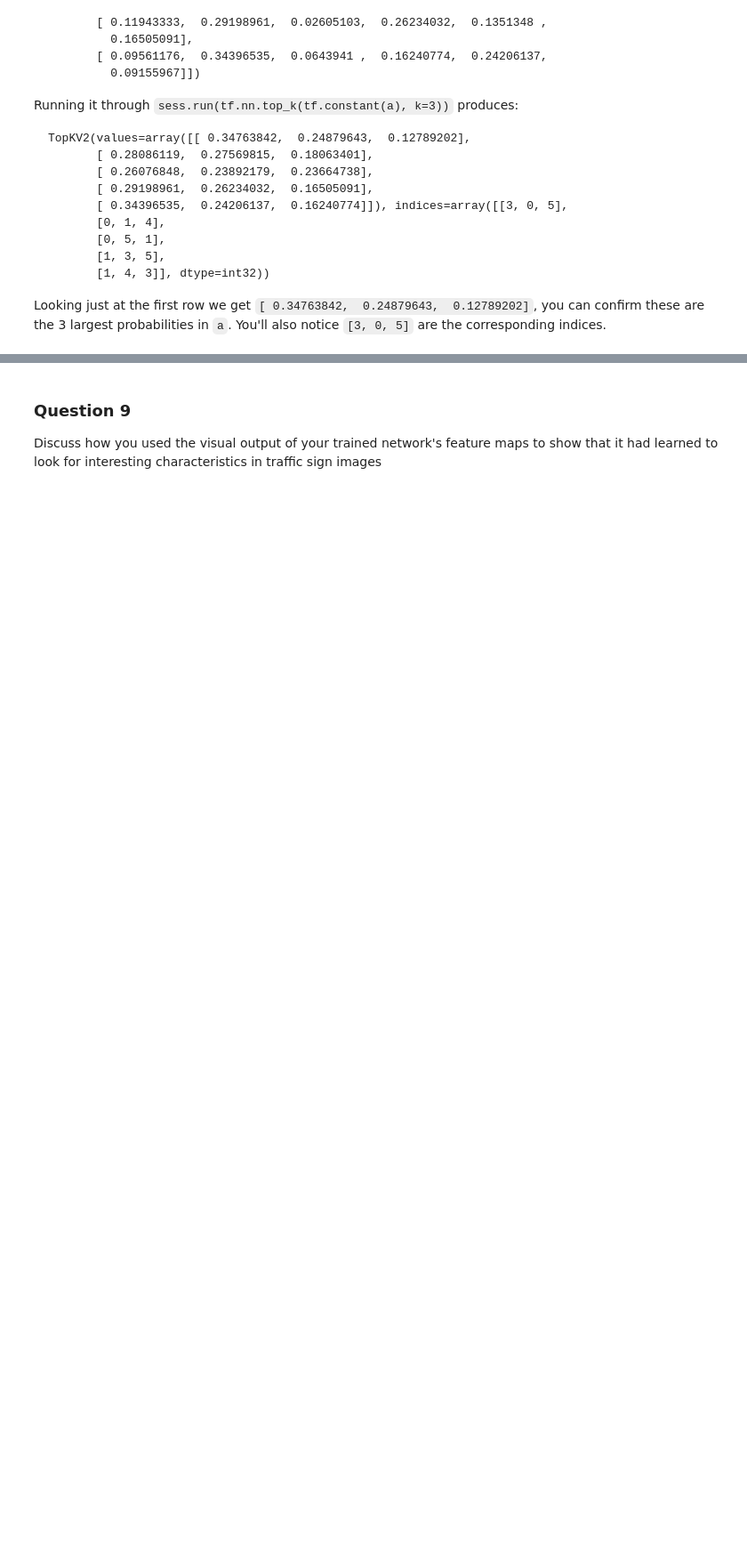
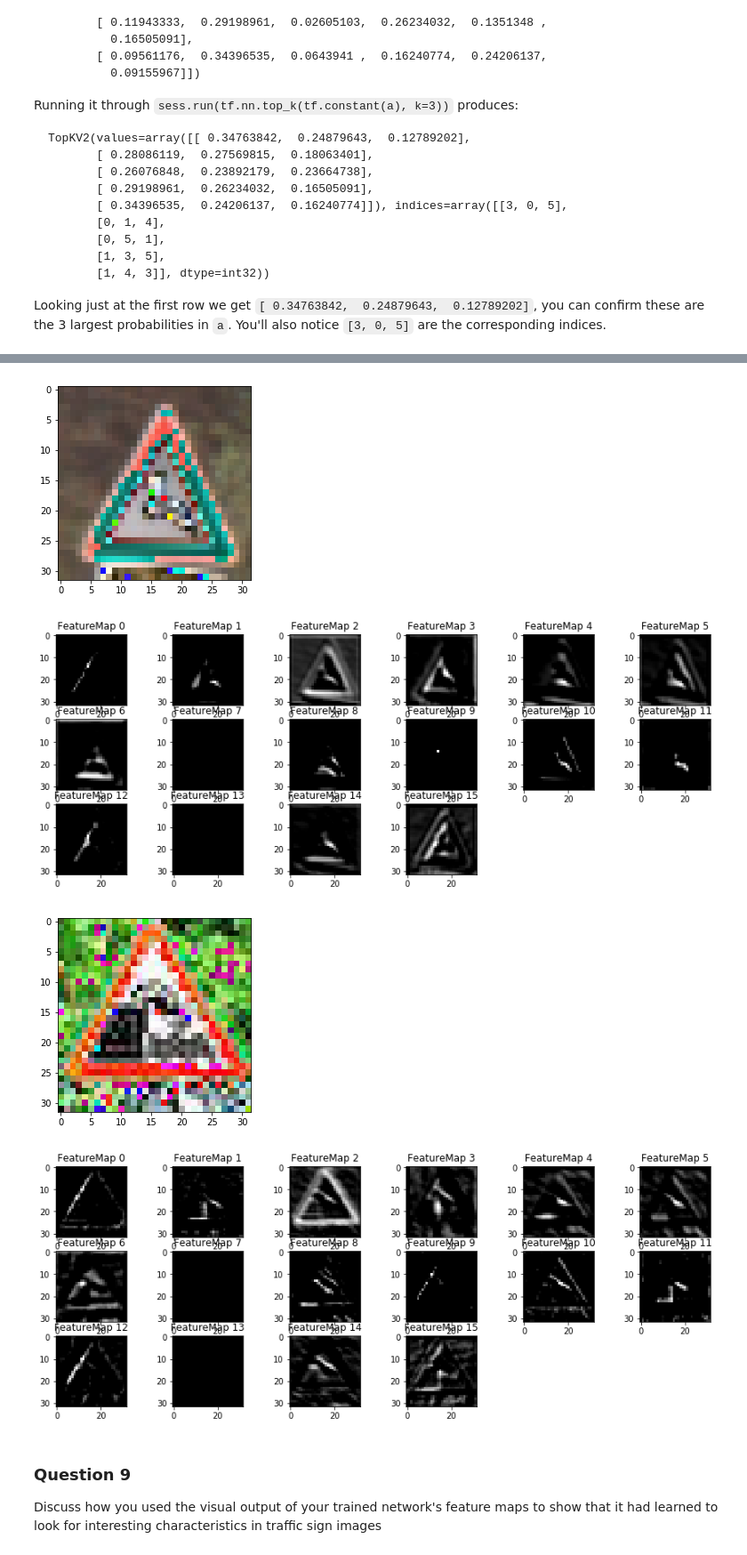
Before and after one commit to jgilbert42/CarND-Traffic-Sign-Classifier-Project, a Jupyter notebook: Traffic_Sign_Classifier.ipynb, the cells around one changed output, grey strips where cells are left out. Shown at 89% size. Cells and saved outputs as stored; diff of their text form; code cells hidden in the pictures; blank space fills up the shorter version.

```diff
--- a/Traffic_Sign_Classifier.ipynb
+++ b/Traffic_Sign_Classifier.ipynb
@@ -169,10 +180,12 @@ def print_img_info(img):
 
 def preprocess(x):
     x = x.astype(np.float32)
-    #return (x - 128)/128
-    return x/255
+    x = (x - 128)/128
+    #x = np.round(x, decimals=1)
+    return x
+    #return x/255
 
-print_img_info(X_train[0])
+print_img_info(X_train_orig[10000])
 
 if need_preprocess:
     print("preprocessing X_train")
@@ -183,5 +196,5 @@ if need_preprocess:
     X_test = preprocess(X_test)
     need_preprocess = False
 
-print_img_info(X_train[0])
+print_img_info(X_train[10000])
 # %% [output]
@@ -426,8 +458,8 @@ lenet_acc_op = train(lenet, 200, 128, 0.001, X_train, y_train, X_valid, y_valid,
 # %%
 test(lenet_acc_op, 128, X_test, y_test, lenet_file)
 # %%
-newnet_file = './newnet'
-newnet, newnet_tensors = NewNet(x, 32, 64)
-newnet_acc_op = train(newnet, 500, 128, 0.0001, X_train, y_train, X_valid, y_valid, newnet_file)
+newnet_file = output_dir + '/newnet'
+newnet, newnet_tensors = NewNet(x, 16, 64)
+newnet_acc_op = train(newnet, 500, 32, 0.001, X_train, y_train, X_valid, y_valid, newnet_file)
 # %% [output]
 input x: (?, 32, 32, 3)
@@ -592,7 +655,7 @@ def outputFeatureMap(sess, image_input, tf_activation, activation_min=-1, activa
     featuremaps = activation.shape[3]
     plt.figure(plt_num, figsize=(15,15))
     for featuremap in range(featuremaps):
-        plt.subplot(6,8, featuremap+1) # sets the number of feature maps to show on each row and column
+        plt.subplot(8,6, featuremap+1) # sets the number of feature maps to show on each row and column
         plt.title('FeatureMap ' + str(featuremap)) # displays the feature map number
         if activation_min != -1 & activation_max != -1:
             plt.imshow(activation[0,:,:, featuremap], interpolation="nearest", vmin =activation_min, vmax=activation_max, cmap="gray")
@@ -608,23 +671,15 @@ def visualize(restore_file, tensors):
         saver = tf.train.Saver()
         saver.restore(sess, restore_file)
 
-        img = X_train[1000]
+        img = X_train[500]
         plt.imshow(img)
         plt.show()
-        outputFeatureMap(sess, [img], tensors['img_pp'])
+        #outputFeatureMap(sess, [img], sess.graph.get_tensor_by_name('conv1:0'))
+        outputFeatureMap(sess, [img], tensors['conv1'])
+        plt.show()
+
+        img = imgs[2]
+        plt.imshow(img)
         plt.show()
         outputFeatureMap(sess, [img], tensors['conv1'])
         plt.show()
-        outputFeatureMap(sess, [img], tensors['conv2'])
-        plt.show()
-
-        img = imgs[0]
-        plt.imshow(img)
-        plt.show()
-        outputFeatureMap(sess, [img], tensors['img_pp'])
-        plt.show()
-        outputFeatureMap(sess, [img], tensors['conv1'])
-        plt.show()
-        outputFeatureMap(sess, [img], tensors['conv2'])
-
-#visualize(newnet_file, newnet_tensors)
@@ -633,3 +686,11 @@ visualize(lenet_file, lenet_tensors)
+# %%
+#visualize(lenet_file, lenet_tensors)
+visualize(newnet_file, newnet_tensors)
+# %% [output]
+[figure, added]
+[figure, added]
+[figure, added]
+[figure, added]
 # %% [markdown]
 ### Question 9
 
```
Also changed, not shown: parts of 16 cells of this notebook, 2 other files.
